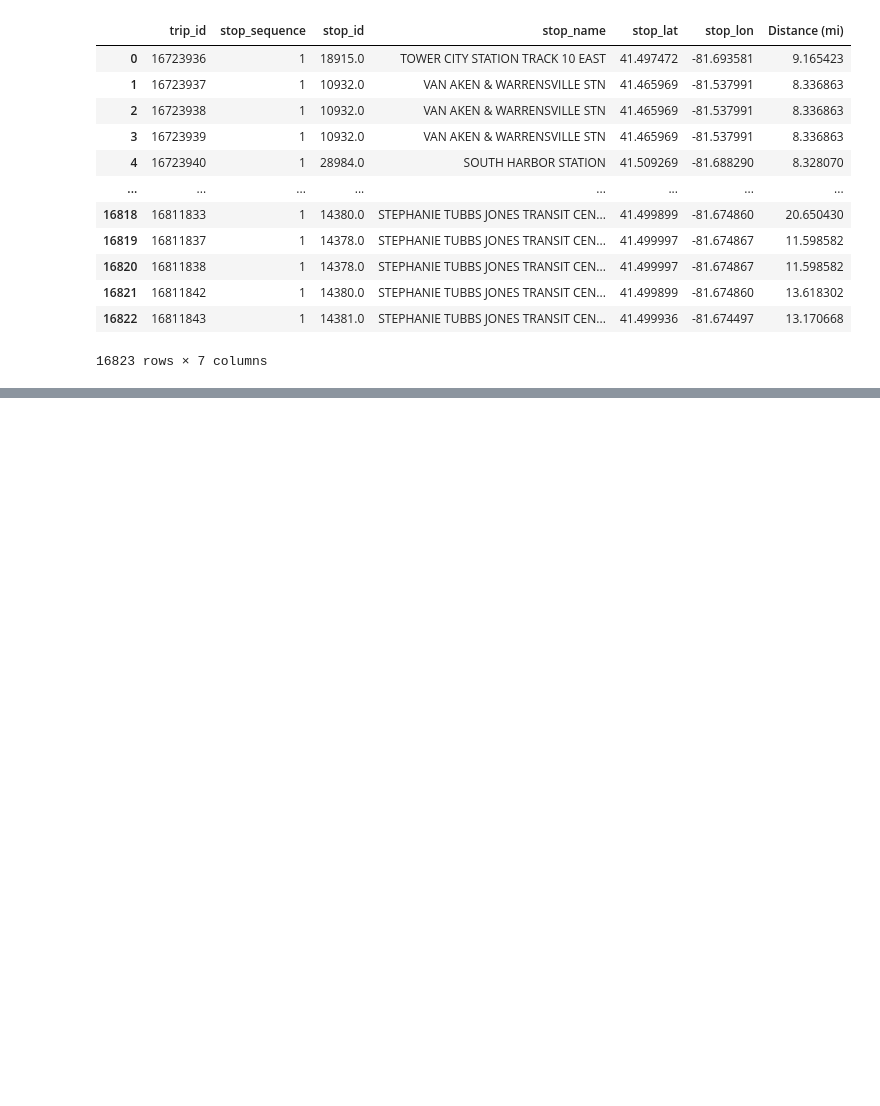
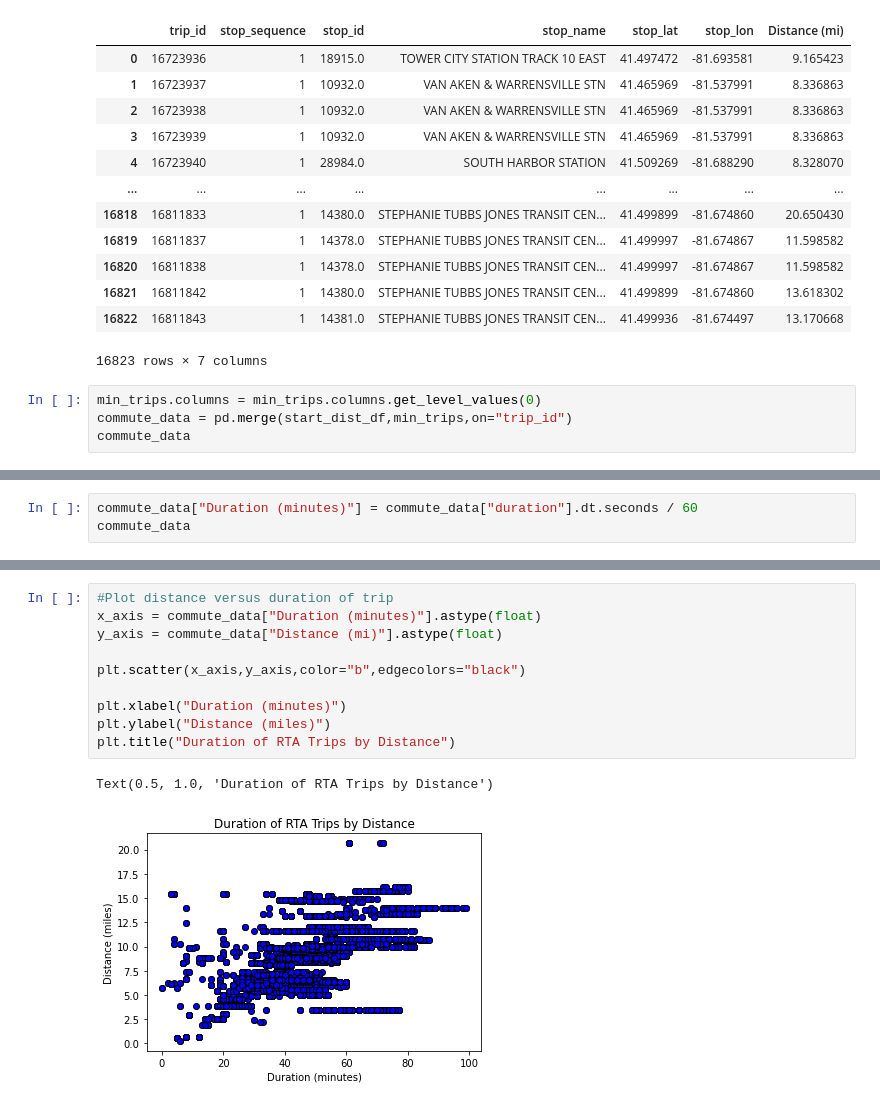
Before and after one commit to tanazimmer/Project1, a Jupyter notebook: bus_project.ipynb, the cells around one changed output, grey strips where cells are left out. Cells and saved outputs as stored; diff of their text form; blank space fills up the shorter version.

Commit message:
add scatterplot of duration of trip vs. distance with .png file

```diff
--- a/bus_project.ipynb
+++ b/bus_project.ipynb
@@ -396,3 +396,7 @@ start_dist_df
 | 16821 | 16811842 | 1 | 14380.0 | STEPHANIE TUBBS JONES TRANSIT CEN... | 41.499899 | -81.674860 | 13.618302 |
 | 16822 | 16811843 | 1 | 14381.0 | STEPHANIE TUBBS JONES TRANSIT CEN... | 41.499936 | -81.674497 | 13.170668 |
 16823 rows × 7 columns
+# %%
+min_trips.columns = min_trips.columns.get_level_values(0)
+commute_data = pd.merge(start_dist_df,min_trips,on="trip_id")
+commute_data
@@ -398,0 +417,3 @@ start_dist_df
+# %%
+commute_data["Duration (minutes)"] = commute_data["duration"].dt.seconds / 60
+commute_data
@@ -398,0 +434,13 @@ start_dist_df
+# %%
+#Plot distance versus duration of trip
+x_axis = commute_data["Duration (minutes)"].astype(float)
+y_axis = commute_data["Distance (mi)"].astype(float)
+
+plt.scatter(x_axis,y_axis,color="b",edgecolors="black")
+
+plt.xlabel("Duration (minutes)")
+plt.ylabel("Distance (miles)")
+plt.title("Duration of RTA Trips by Distance")
+# %% [output]
+Text(0.5, 1.0, 'Duration of RTA Trips by Distance')
+[figure, added]
```
Also changed, not shown: parts of 2 cells of this notebook, 1 other file.
